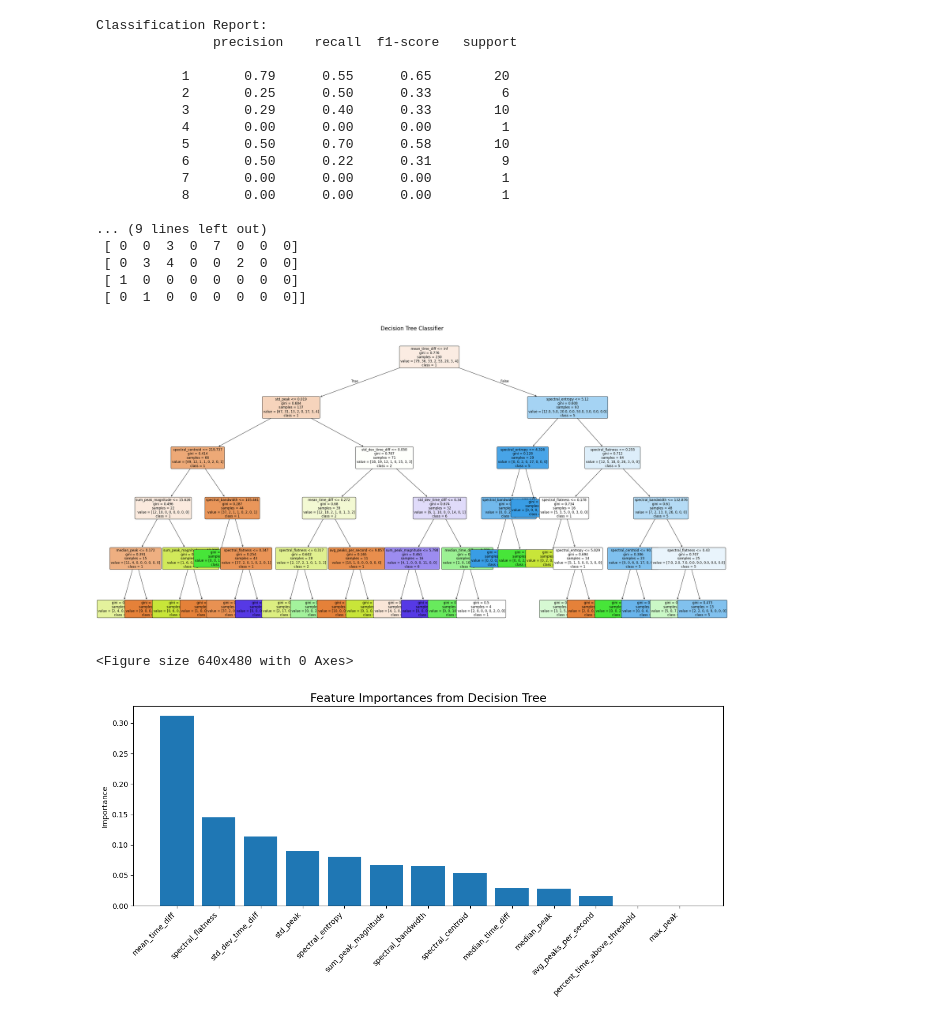
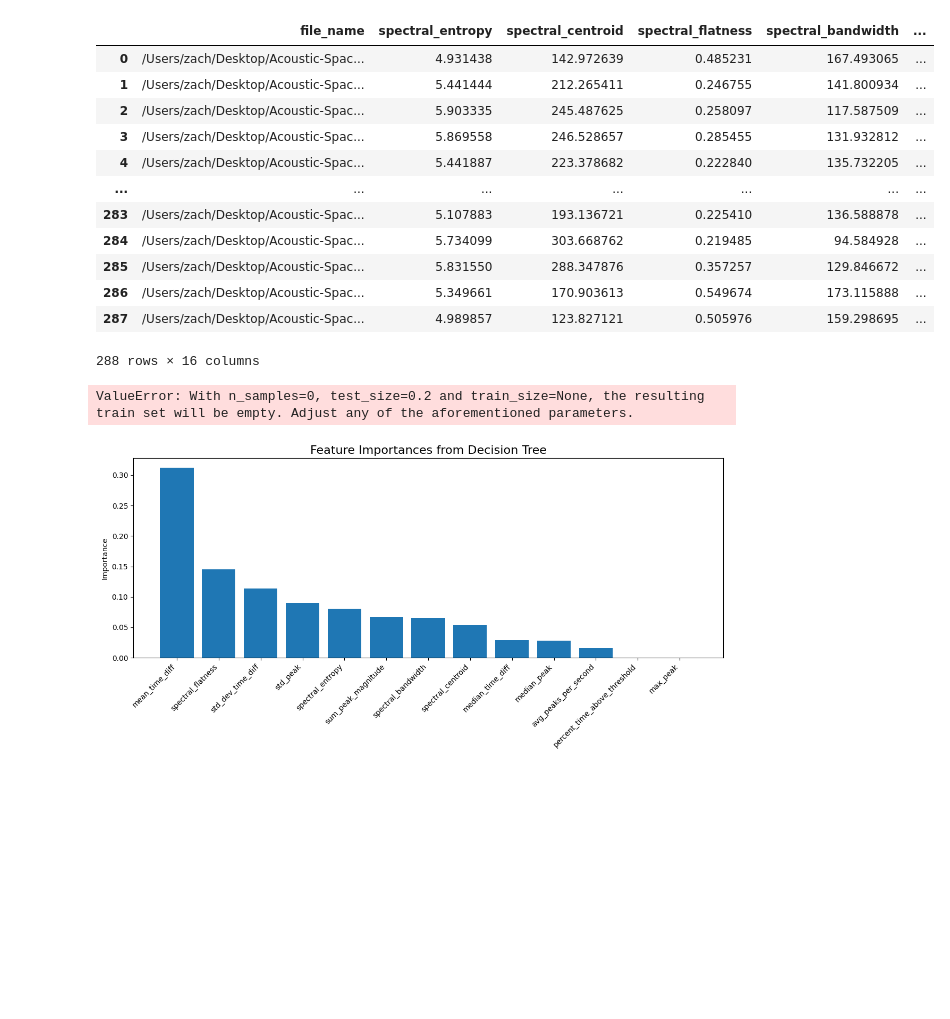
Before and after one commit to lamkin1/Acoustic-Space-Boiling, a Jupyter notebook: DecisionTree/decision_tree.ipynb, the cells around one changed output. Cells and saved outputs as stored; diff of their text form; code cells hidden in the pictures; blank space fills up the shorter version.

Commit message:
Fixed file name in all_features and features.csv; maxed out num peaks for algorithm

```diff
--- a/DecisionTree/decision_tree.ipynb
+++ b/DecisionTree/decision_tree.ipynb
@@ -1,22 +1,37 @@
 # %%
 import pandas as pd
 from sklearn.tree import DecisionTreeClassifier, plot_tree
 from sklearn.model_selection import train_test_split
 from sklearn.metrics import classification_report, confusion_matrix
 import matplotlib.pyplot as plt
 
 # 1. Load features
-X = pd.read_csv("features.csv")
+X = pd.read_csv("../src/features.csv")
+display(X)
 X['file_name'] = X['file_name'].str.replace("Data/After_May/MATLAB ", "", regex=False).str.strip()
 # 2. Load labels with new header
-y_df = pd.read_csv("labels.csv")
+y_df = pd.read_csv("../WebApp/labels.csv")
 
 # 3. Merge by file_name (inner join to keep only common entries)
 df = pd.merge(X, y_df, on="file_name", how="inner")
 
 # 4. Extract features and labels
 y = df['label']  # Replace 'label' with actual column name if different
 X_clean = df.drop(columns=["file_name", "label"])
+# %% [output]
+|  | file_name | spectral_entropy | spectral_centroid | spectral_flatness | spectral_bandwidth | ... |
+| 0 | /Users/zach/Desktop/Acoustic-Spac... | 4.931438 | 142.972639 | 0.485231 | 167.493065 | ... |
+| 1 | /Users/zach/Desktop/Acoustic-Spac... | 5.441444 | 212.265411 | 0.246755 | 141.800934 | ... |
+| 2 | /Users/zach/Desktop/Acoustic-Spac... | 5.903335 | 245.487625 | 0.258097 | 117.587509 | ... |
+| 3 | /Users/zach/Desktop/Acoustic-Spac... | 5.869558 | 246.528657 | 0.285455 | 131.932812 | ... |
+| 4 | /Users/zach/Desktop/Acoustic-Spac... | 5.441887 | 223.378682 | 0.222840 | 135.732205 | ... |
+| ... | ... | ... | ... | ... | ... | ... |
+| 283 | /Users/zach/Desktop/Acoustic-Spac... | 5.107883 | 193.136721 | 0.225410 | 136.588878 | ... |
+| 284 | /Users/zach/Desktop/Acoustic-Spac... | 5.734099 | 303.668762 | 0.219485 | 94.584928 | ... |
+| 285 | /Users/zach/Desktop/Acoustic-Spac... | 5.831550 | 288.347876 | 0.357257 | 129.846672 | ... |
+| 286 | /Users/zach/Desktop/Acoustic-Spac... | 5.349661 | 170.903613 | 0.549674 | 173.115888 | ... |
+| 287 | /Users/zach/Desktop/Acoustic-Spac... | 4.989857 | 123.827121 | 0.505976 | 159.298695 | ... |
+288 rows × 16 columns
 # %%
 # 5. Train/test split
 X_train, X_test, y_train, y_test = train_test_split(X_clean, y, test_size=0.2, random_state=42)
@@ -48,25 +63,7 @@ plt.show()
 # Optional: Save to file if you want to open it in full resolution
 plt.savefig("decision_tree.png", dpi=300, bbox_inches='tight')
 # %% [output]
-Classification Report:
-               precision    recall  f1-score   support
-
-           1       0.79      0.55      0.65        20
-           2       0.25      0.50      0.33         6
-           3       0.29      0.40      0.33        10
-           4       0.00      0.00      0.00         1
-           5       0.50      0.70      0.58        10
-           6       0.50      0.22      0.31         9
-           7       0.00      0.00      0.00         1
-           8       0.00      0.00      0.00         1
-
-... (9 lines left out)
- [ 0  0  3  0  7  0  0  0]
- [ 0  3  4  0  0  2  0  0]
- [ 1  0  0  0  0  0  0  0]
- [ 0  1  0  0  0  0  0  0]]
+ValueError: With n_samples=0, test_size=0.2 and train_size=None, the resulting train set will be empty. Adjust any of the aforementioned parameters.
-[figure, removed]
-<Figure size 640x480 with 0 Axes>
 # %%
 import numpy as np
 
```
Also changed, not shown: 4 other files.
